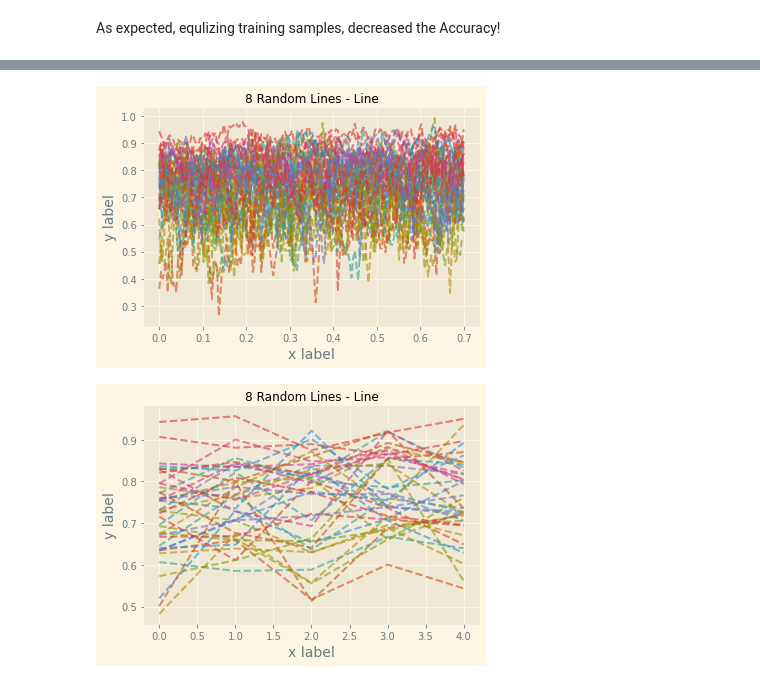
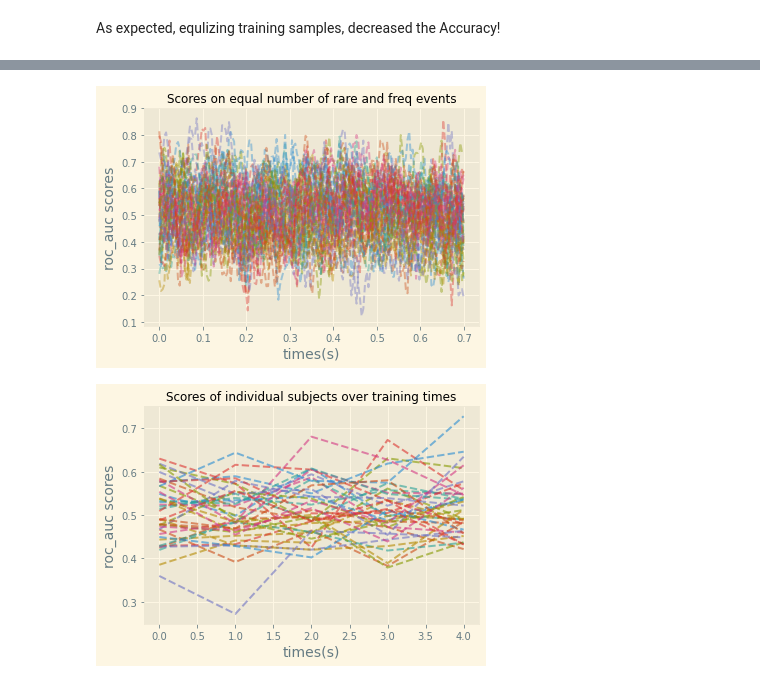
Before and after one commit to ssaket/eeg-pipeline, a Jupyter notebook: decoding.ipynb, the cells around one changed output, grey strips where cells are left out. Drawn from its saved outputs; the diff is of its cells as text; code cells hidden in the pictures.

```diff
--- a/decoding.ipynb
+++ b/decoding.ipynb
@@ -215,6 +207,0 @@ pipeline.apply_resampling(256);
-# %%
-# I don;t know why but when I pass the clean data I get LinAlgError.
-# Therefore, I am adding a new decoder. FYI: the issue in mne CSP, https://github.com/mne-tools/mne-python/issues/9094,
-decoder = EEGDecoder('stimulus', (-0.1, 0.8), (0.1, 0.7), pipeline.raw, baseline=(None, 0))
-clr_decoder = EEGDecoder('stimulus', (-0.1, 1), (0.1, 0.7), pipeline.raw,
- baseline=(None, 0), reject_by_annotation=True, reject=dict(eeg=200e-6 ));
@@ -254,7 +220,7 @@ sns.barplot(x=['rare', 'freq'], y=[len(np.where(labels == 1)[0]), len(np.where(l
 # %%
 stim_data = decoder.get_all_stim()
-train_data_A, test_data_A, labels_train_A, labels_test_A = train_test_split(stim_data['A']['norm_samples'][0], stim_data['A']['norm_samples'][1], test_size=0.3, random_state=42)
-train_data_B, test_data_B, labels_train_B, labels_test_B = train_test_split(stim_data['B']['norm_samples'][0], stim_data['B']['norm_samples'][1], test_size=0.3, random_state=42)
-train_data_C, test_data_C, labels_train_C, labels_test_C = train_test_split(stim_data['C']['norm_samples'][0], stim_data['C']['norm_samples'][1], test_size=0.3, random_state=42)
-train_data_D, test_data_D, labels_train_D, labels_test_D = train_test_split(stim_data['D']['norm_samples'][0], stim_data['D']['norm_samples'][1], test_size=0.3, random_state=42)
-train_data_E, test_data_E, labels_train_E, labels_test_E = train_test_split(stim_data['E']['norm_samples'][0], stim_data['E']['norm_samples'][1], test_size=0.3, random_state=42)
+train_a, labels_a = stim_data['A']['norm_samples'][0], stim_data['A']['norm_samples'][1]
+train_b, labels_b = stim_data['B']['norm_samples'][0], stim_data['B']['norm_samples'][1]
+train_c, labels_c = stim_data['C']['norm_samples'][0], stim_data['C']['norm_samples'][1]
+train_d, labels_d = stim_data['D']['norm_samples'][0], stim_data['D']['norm_samples'][1]
+train_e, labels_e = stim_data['E']['norm_samples'][0], stim_data['E']['norm_samples'][1]
@@ -304 +227,16 @@ Precision: 0.5486505681818181, Recall: 0.5416869522882182, f1-score:0.5051499407
+# %%
+
+# run SVM on all stimulus
+all_scores= []
+clf_svm = make_pipeline(Vectorizer(), StandardScaler(), svm.SVC(kernel='rbf', C=1, random_state=42))
+scores = cross_val_score(clf_svm, train_a, labels_a, cv=5, scoring='roc_auc');
+all_scores.append(scores)
+scores = cross_val_score(clf_svm, train_b, labels_b, cv=5, scoring='roc_auc');
+all_scores.append(scores)
+scores = cross_val_score(clf_svm, train_c, labels_c, cv=5, scoring='roc_auc');
+all_scores.append(scores)
+scores = cross_val_score(clf_svm, train_d, labels_d, cv=5, scoring='roc_auc');
+all_scores.append(scores)
+scores = cross_val_score(clf_svm, train_e, labels_e, cv=5, scoring='roc_auc');
+all_scores.append(scores)
 # %%
@@ -315,7 +267,7 @@ pipelines = pipelines.start_preprocessing()
 from tqdm import tqdm
 subs = { 'id': [], 'times' : [], 'scores': [], 'uneq_times' : [], 'uneq_scores': []  }
 for i, pipeline in enumerate(tqdm(pipelines)):
-    decoder = EEGDecoder('stimulus', (-0.1, 0.8), (0.0, 0.7), pipeline.raw, equalize_events=True)
+    decoder = EEGDecoder('stimulus', (-0.1, 0.8), (0.0, 0.7), pipeline.raw, equalize_events=True, equalize_ids=['rare', 'freq'])
     times, scores = decoder.run_sliding_()
     subs['times'].append(times)
     subs['scores'].append(scores)
@@ -328,32 +280,32 @@ for i, pipeline in enumerate(tqdm(pipelines)):
 import pandas as pd
 df = pd.DataFrame.from_dict(subs)
 # %%
-
 snsdict = {'i':[], 'x':[], 'y' :[], 'x_': [], 'y_':[]}
+# use new theme plot
 with plt.style.context('Solarize_Light2'):
     for i in range(1, 41):
         id_ = np.ones(df.iloc[i-1].times.shape[0])
         id_.fill(i-1)
         snsdict['i'].extend(id_)
         snsdict['x'].extend(df.iloc[i-1].times.flatten())
         snsdict['x_'].extend(df.iloc[i-1].uneq_times.flatten())
         snsdict['y'].extend(df.iloc[i-1].scores.mean(axis=0).flatten())
         snsdict['y_'].extend(df.iloc[i-1].uneq_scores.mean(axis=0).flatten())
-        plt.plot(df.iloc[i-1].times, df.iloc[i-1].scores.mean(axis=0), label='sub {}'.format(i), scalex=True, ls='--', alpha=0.6);
-        # sns.lineplot(data=df.iloc[i-1], x='times', y='all_scores', hue='id')
-plt.title('8 Random Lines - Line')
-plt.xlabel('x label', fontsize=14)
-plt.ylabel('y label', fontsize=14)
+        plt.plot(df.iloc[i-1].times, df.iloc[i-1].scores.mean(axis=0), label='sub {}'.format(i), scalex=True, ls='--', alpha=0.4);
+# plot the scores
+plt.title('Scores on equal number of rare and freq events')
+plt.ylabel('roc_auc scores', fontsize=14)
+plt.xlabel('times(s)', fontsize=14)
 plt.show()
 # %% [output]
-[figure, old version]
+[figure, new version]
 # %%
 with plt.style.context('Solarize_Light2'):
     for i in range(1, 41):
         plt.plot(df.iloc[i-1].scores.mean(axis=1), label='sub {}'.format(i), scalex=True, ls='--', alpha=0.6);
-plt.title('8 Random Lines - Line')
-plt.xlabel('x label', fontsize=14)
-plt.ylabel('y label', fontsize=14)
+plt.title('Scores of individual subjects over training times')
+plt.ylabel('roc_auc scores', fontsize=14)
+plt.xlabel('times(s)', fontsize=14)
 plt.show()
 # %% [output]
-[figure, old version]
+[figure, new version]
```
Also changed, not shown: parts of 87 cells of this notebook, 1 other file.
